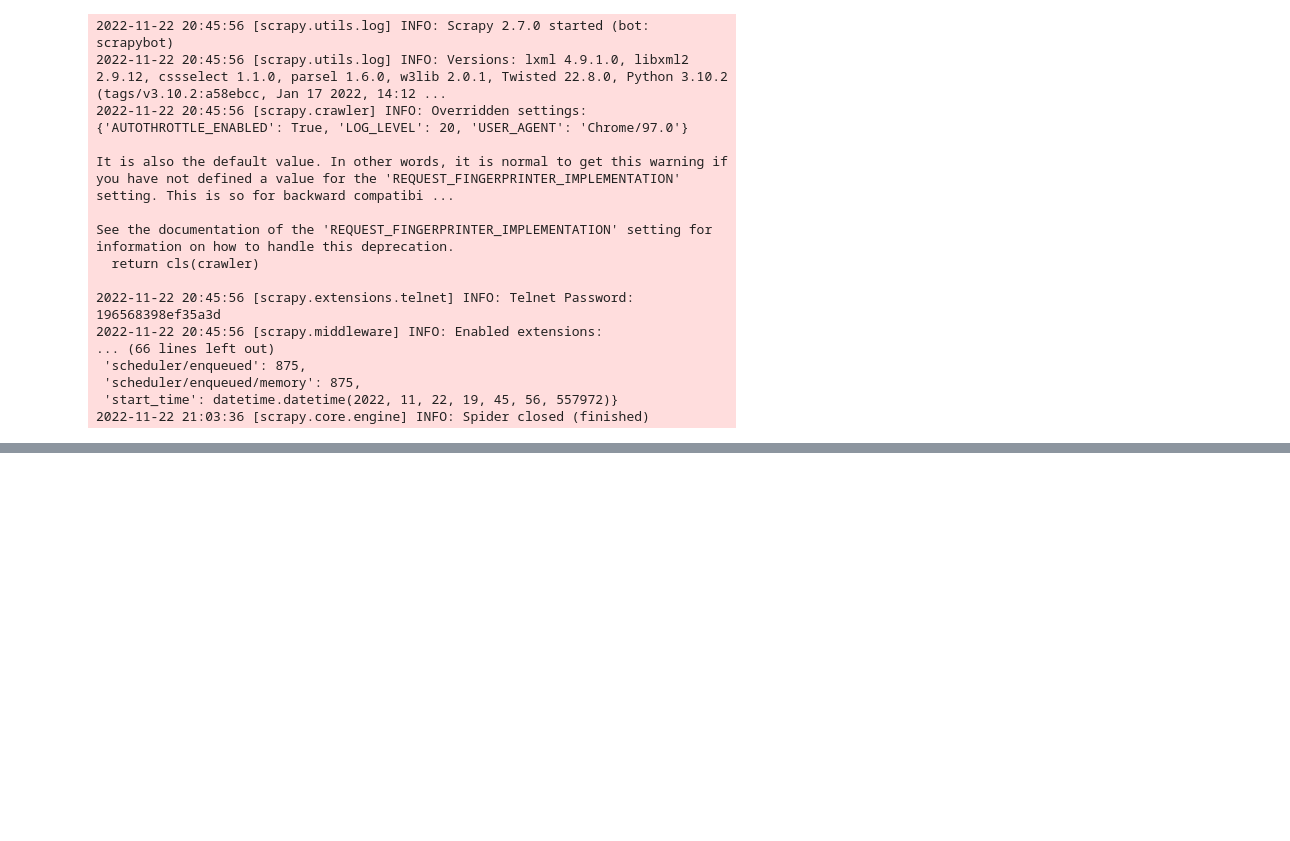
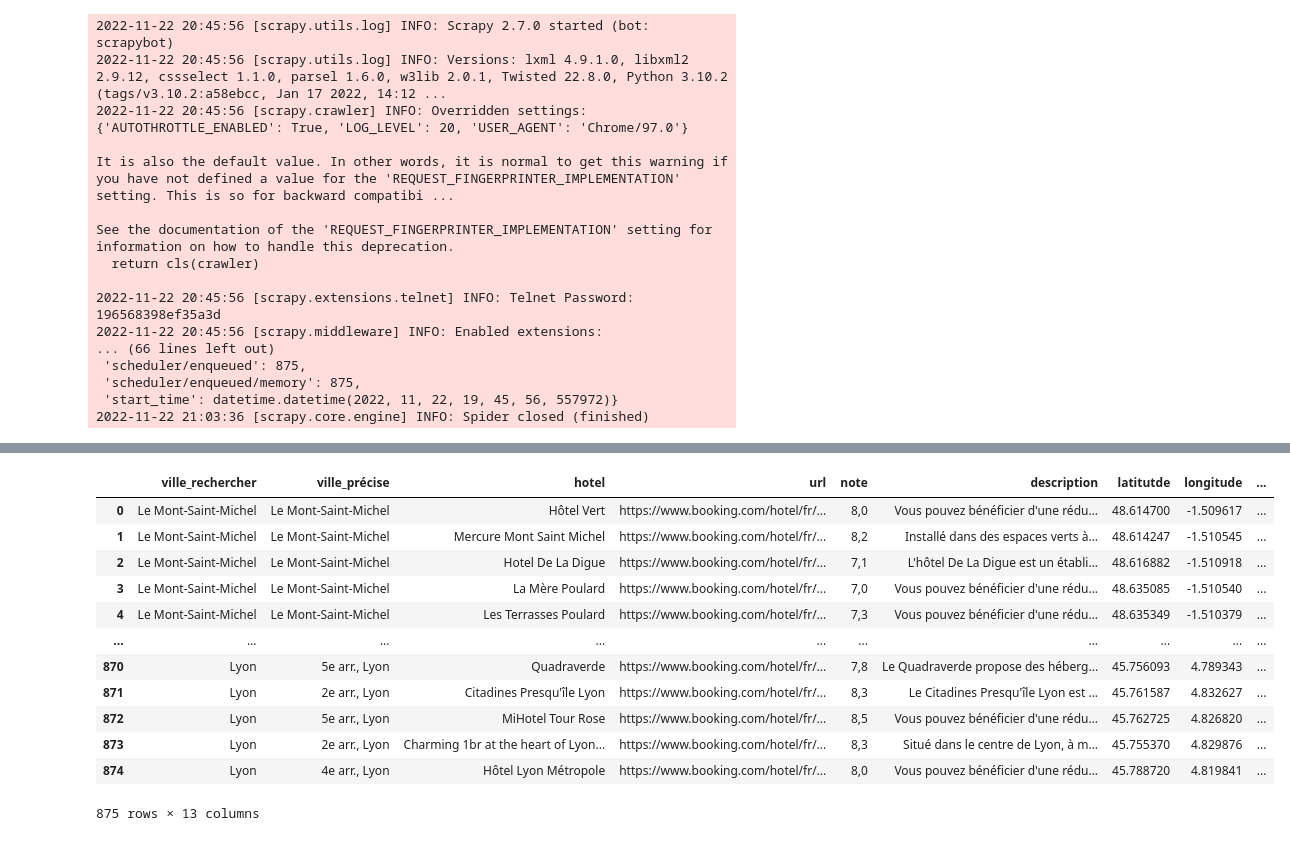
Before and after one commit to philippeJeremy/Bloc-1---Construction-et-alimentation-d-une-infrastructure-de-gestion-de-donn-e, a Jupyter notebook: booking/booking.ipynb, the cells around one changed output, grey strips where cells are left out. Cells and saved outputs as stored; diff of their text form; code cells hidden in the pictures; blank space fills up the shorter version.

```diff
--- a/booking/booking.ipynb
+++ b/booking/booking.ipynb
@@ -171,6 +166,6 @@ See the documentation of the 'REQUEST_FINGERPRINTER_IMPLEMENTATION' setting for
  'start_time': datetime.datetime(2022, 11, 22, 19, 45, 56, 557972)}
 2022-11-22 21:03:36 [scrapy.core.engine] INFO: Spider closed (finished)
 # %%
-df_1 = pd.read_json(r'C:\Users\jerem\Documents\kayak\resultat.json')
-df_2 = pd.read_json(r'C:\Users\jerem\Documents\kayak\hotel.json')
-df_3 = pd.read_json(r'C:\Users\jerem\Documents\kayak\temps.json')
+df_1 = pd.read_json("hotel_1.json")
+df_2 = pd.read_json("hotel_2.json")
+df_3 = pd.read_json("temps.json")
@@ -177,3 +192,23 @@ df_3 = pd.read_json(r'C:\Users\jerem\Documents\kayak\temps.json')
+# %%
+df_final = pd.merge(df_1, df_2, how='outer', on='hotel')
+# %%
+df_final = pd.merge(df_final, df_3, how='outer', on='ville_rechercher')
+# %%
+df_final
+# %% [output]
+|  | ville_rechercher | ville_précise | hotel | url | note | description | latitutde | longitude | ... |
+| 0 | Le Mont-Saint-Michel | Le Mont-Saint-Michel | Hôtel Vert | https://www.booking.com/hotel/fr/... | 8,0 | Vous pouvez bénéficier d'une rédu... | 48.614700 | -1.509617 | ... |
+| 1 | Le Mont-Saint-Michel | Le Mont-Saint-Michel | Mercure Mont Saint Michel | https://www.booking.com/hotel/fr/... | 8,2 | Installé dans des espaces verts à... | 48.614247 | -1.510545 | ... |
+| 2 | Le Mont-Saint-Michel | Le Mont-Saint-Michel | Hotel De La Digue | https://www.booking.com/hotel/fr/... | 7,1 | L'hôtel De La Digue est un établi... | 48.616882 | -1.510918 | ... |
+| 3 | Le Mont-Saint-Michel | Le Mont-Saint-Michel | La Mère Poulard | https://www.booking.com/hotel/fr/... | 7,0 | Vous pouvez bénéficier d'une rédu... | 48.635085 | -1.510540 | ... |
+| 4 | Le Mont-Saint-Michel | Le Mont-Saint-Michel | Les Terrasses Poulard | https://www.booking.com/hotel/fr/... | 7,3 | Vous pouvez bénéficier d'une rédu... | 48.635349 | -1.510379 | ... |
+| ... | ... | ... | ... | ... | ... | ... | ... | ... | ... |
+| 870 | Lyon | 5e arr., Lyon | Quadraverde | https://www.booking.com/hotel/fr/... | 7,8 | Le Quadraverde propose des héberg... | 45.756093 | 4.789343 | ... |
+| 871 | Lyon | 2e arr., Lyon | Citadines Presqu'île Lyon | https://www.booking.com/hotel/fr/... | 8,3 | Le Citadines Presqu'île Lyon est ... | 45.761587 | 4.832627 | ... |
+| 872 | Lyon | 5e arr., Lyon | MiHotel Tour Rose | https://www.booking.com/hotel/fr/... | 8,5 | Vous pouvez bénéficier d'une rédu... | 45.762725 | 4.826820 | ... |
+| 873 | Lyon | 2e arr., Lyon | Charming 1br at the heart of Lyon... | https://www.booking.com/hotel/fr/... | 8,3 | Situé dans le centre de Lyon, à m... | 45.755370 | 4.829876 | ... |
+| 874 | Lyon | 4e arr., Lyon | Hôtel Lyon Métropole | https://www.booking.com/hotel/fr/... | 8,0 | Vous pouvez bénéficier d'une rédu... | 45.788720 | 4.819841 | ... |
+875 rows × 13 columns
 # %%
 access_key = os.getenv("ACCESS_KEY")
 access_key_secrete = os.getenv("SECRET_ACCESS_KEY")
```
Also changed, not shown: parts of 2 cells of this notebook, 4 other files.
